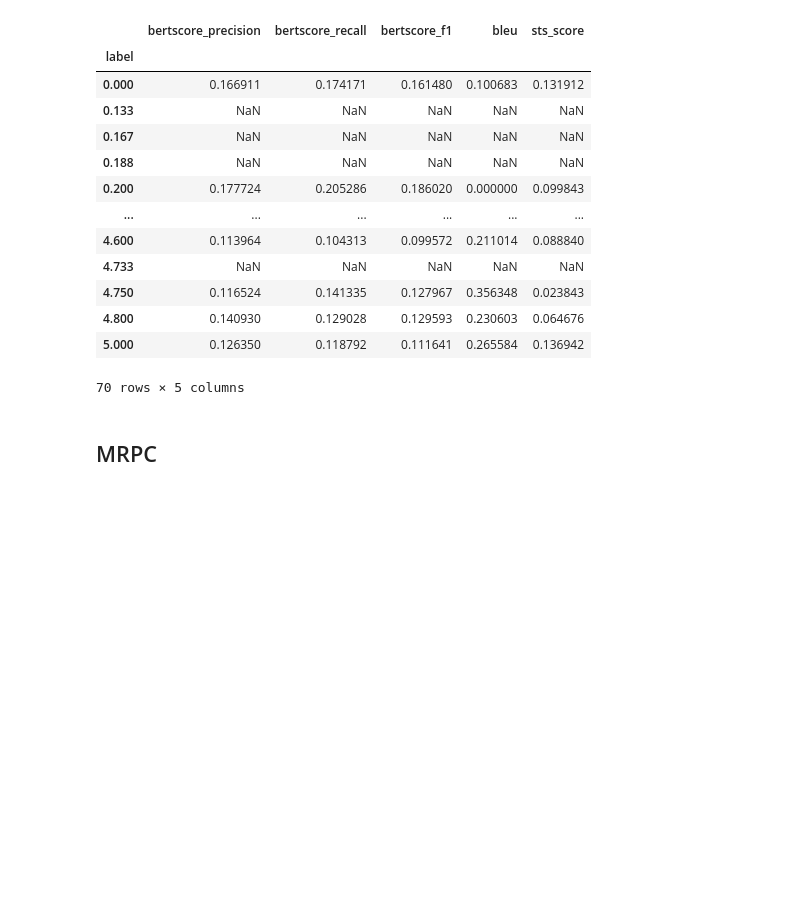
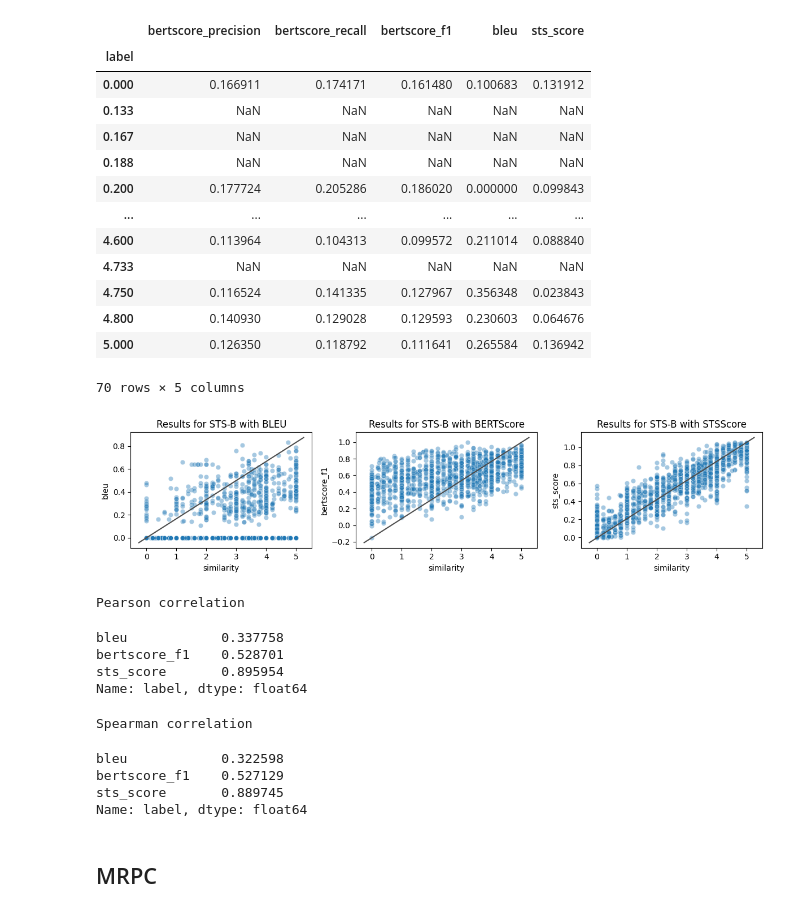
Before and after one commit to aieng-lab/stsscore, a Jupyter notebook: eval-semantic-similarity.ipynb, the cells around one changed output. Drawn from its saved outputs; the diff is of its cells as text; code cells hidden in the pictures; blank space fills up the shorter version.

```diff
--- a/eval-semantic-similarity.ipynb
+++ b/eval-semantic-similarity.ipynb
@@ -110,5 +110,44 @@ Standard deviation
 | 4.800 | 0.140930 | 0.129028 | 0.129593 | 0.230603 | 0.064676 |
 | 5.000 | 0.126350 | 0.118792 | 0.111641 | 0.265584 | 0.136942 |
 70 rows × 5 columns
+# %%
+scores_stsb = pd.read_csv('scores/stsb.csv')
+
+def draw_diagonal(ax):
+    ax.plot(ax.get_xlim(), ax.get_ylim(), c=".3")
+
+fig, axes = plt.subplots(1, 3, figsize=(12, 3))
+sns.scatterplot(x="label", y="bleu", data=scores_stsb, alpha=0.4, ax=axes[0])
+sns.scatterplot(x="label", y="bertscore_f1", data=scores_stsb, alpha=0.4, ax=axes[1])
+sns.scatterplot(x="label", y="sts_score", data=scores_stsb, alpha=0.4, ax=axes[2])
+draw_diagonal(axes[0])
+draw_diagonal(axes[1])
+draw_diagonal(axes[2])
+axes[0].set_title("Results for STS-B with BLEU")
+axes[0].set_xlabel("similarity")
+axes[1].set_title("Results for STS-B with BERTScore")
+axes[1].set_xlabel("similarity")
+axes[2].set_title("Results for STS-B with STSScore")
+axes[2].set_xlabel("similarity")
+fig.tight_layout()
+plt.savefig('plots/stsb.pdf', bbox_inches='tight')
+plt.show()
+
+print('Pearson correlation')
+display(scores_stsb.corr(method='pearson')['label'][['bleu', 'bertscore_f1', 'sts_score']])
+print('Spearman correlation')
+display(scores_stsb.corr(method='spearman')['label'][['bleu', 'bertscore_f1', 'sts_score']])
+# %% [output]
+[figure, added]
+Pearson correlation
+bleu            0.337758
+bertscore_f1    0.528701
+sts_score       0.895954
+Name: label, dtype: float64
+Spearman correlation
+bleu            0.322598
+bertscore_f1    0.527129
+sts_score       0.889745
+Name: label, dtype: float64
 # %% [markdown]
 ## MRPC
```
Also changed, not shown: parts of 5 cells of this notebook.
